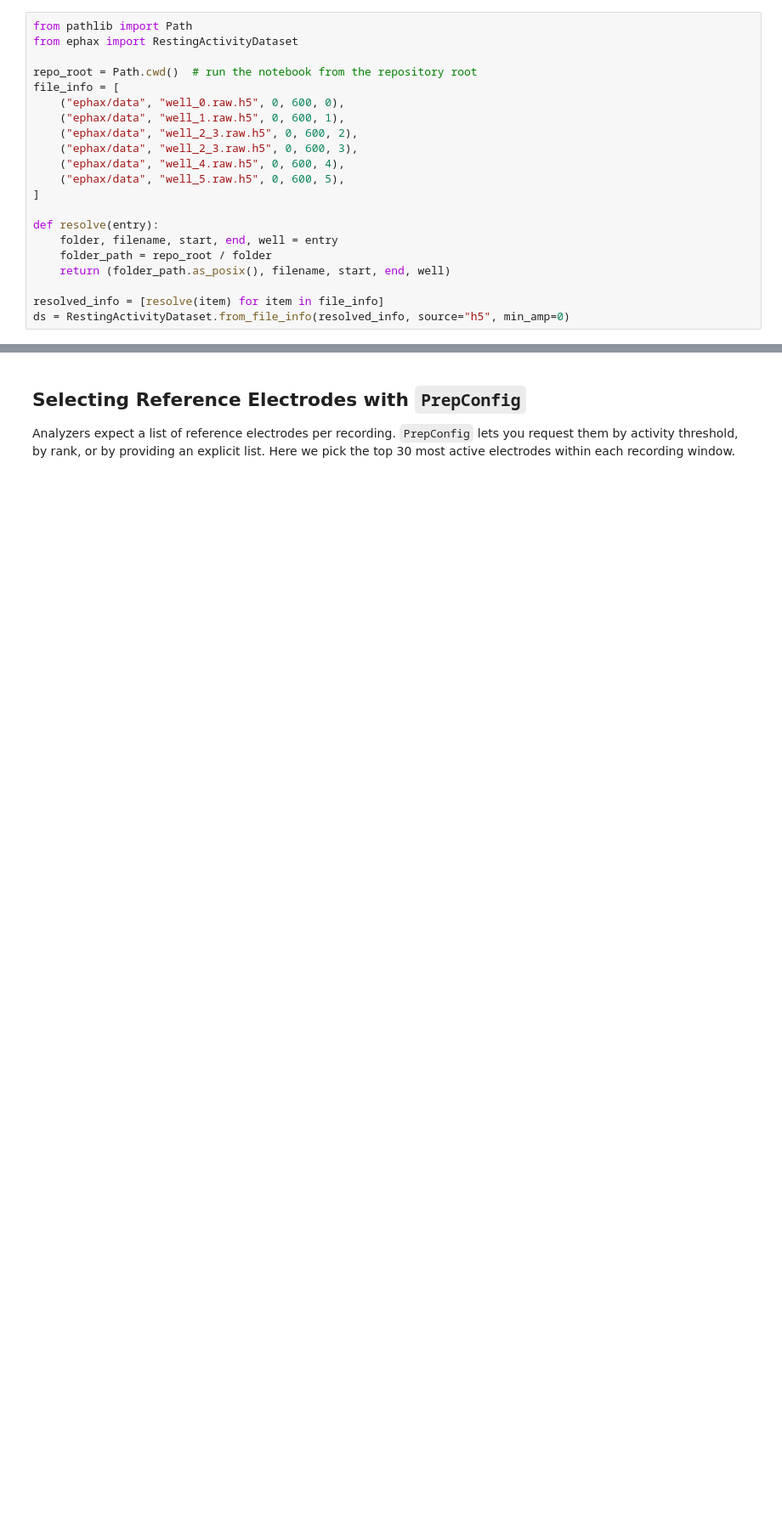
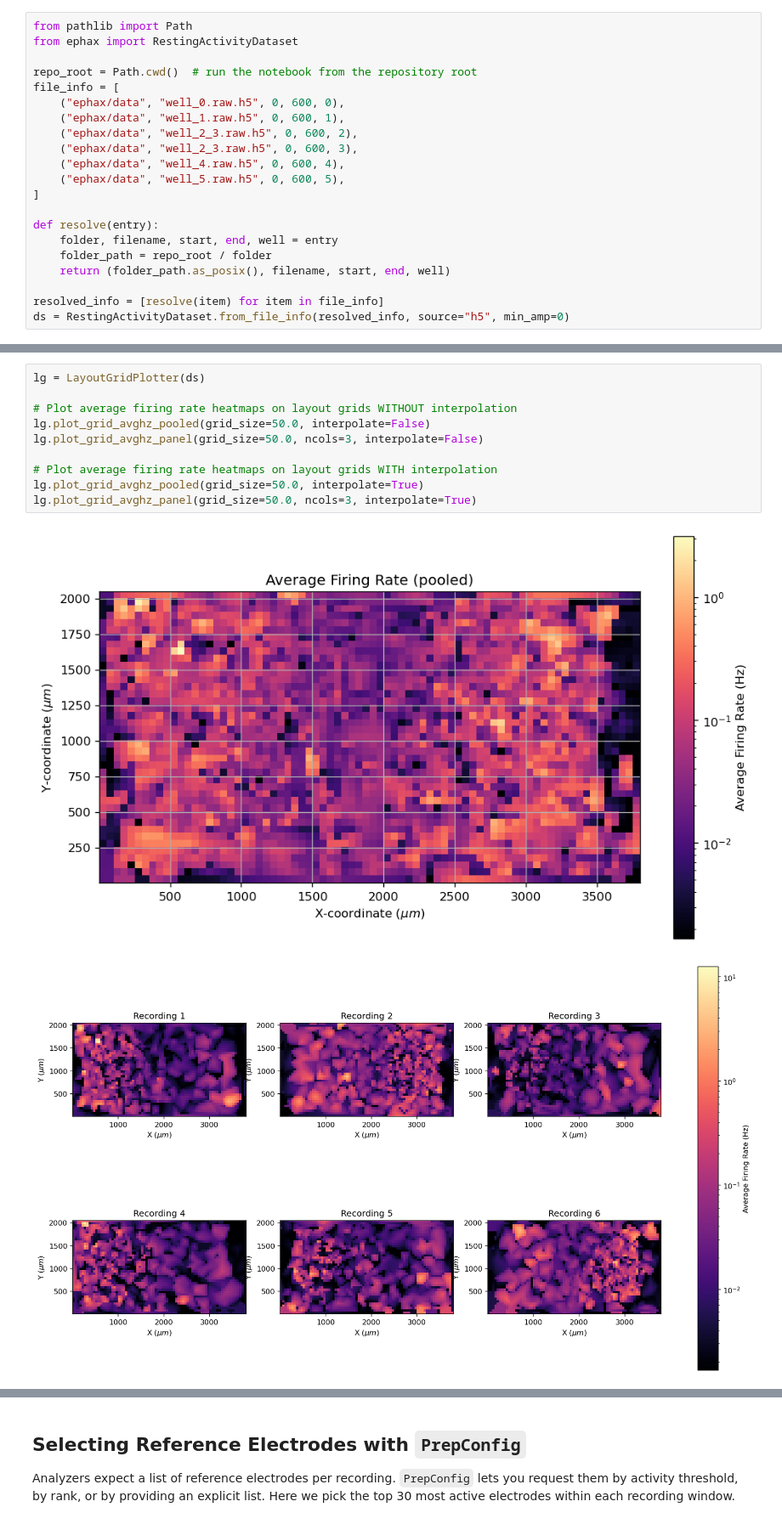
Before and after one commit to dlrebbin98/ephax, a Jupyter notebook: ephax_quickstart.ipynb, the cells around one changed output, grey strips where cells are left out. Shown at 85% size. Cells and saved outputs as stored; diff of their text form; blank space fills up the shorter version.

```diff
--- a/ephax_quickstart.ipynb
+++ b/ephax_quickstart.ipynb
@@ -66,0 +93,13 @@ ds = RestingActivityDataset.from_file_info(resolved_info, source="h5", min_amp=0
+# %%
+lg = LayoutGridPlotter(ds)
+
+# Plot average firing rate heatmaps on layout grids WITHOUT interpolation
+lg.plot_grid_avghz_pooled(grid_size=50.0, interpolate=False)
+lg.plot_grid_avghz_panel(grid_size=50.0, ncols=3, interpolate=False)
+
+# Plot average firing rate heatmaps on layout grids WITH interpolation
+lg.plot_grid_avghz_pooled(grid_size=50.0, interpolate=True)
+lg.plot_grid_avghz_panel(grid_size=50.0, ncols=3, interpolate=True)
+# %% [output]
+[figure, added]
+[figure, added]
```
Also changed, not shown: parts of 13 cells of this notebook, 10 other files.
